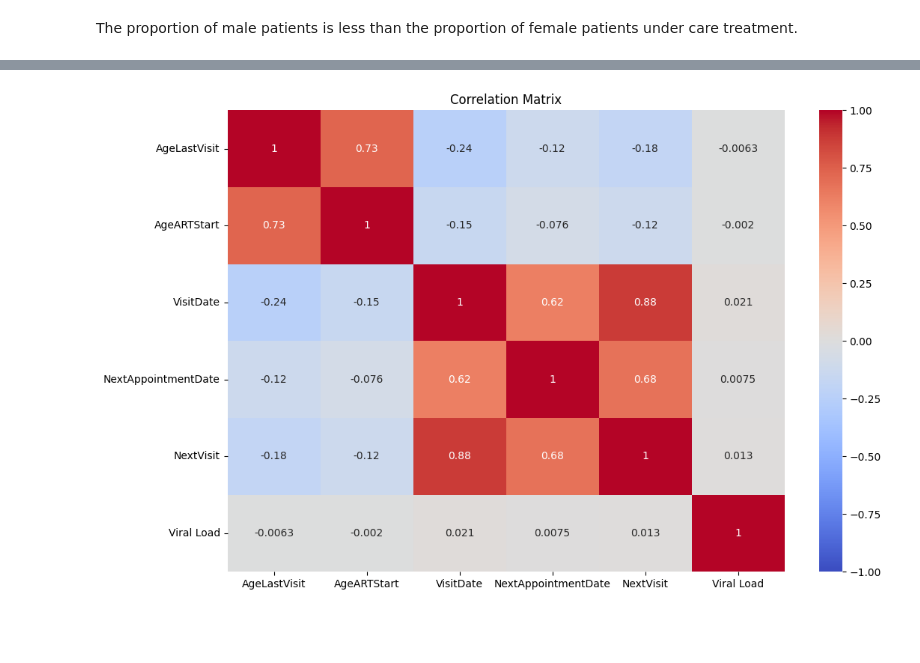
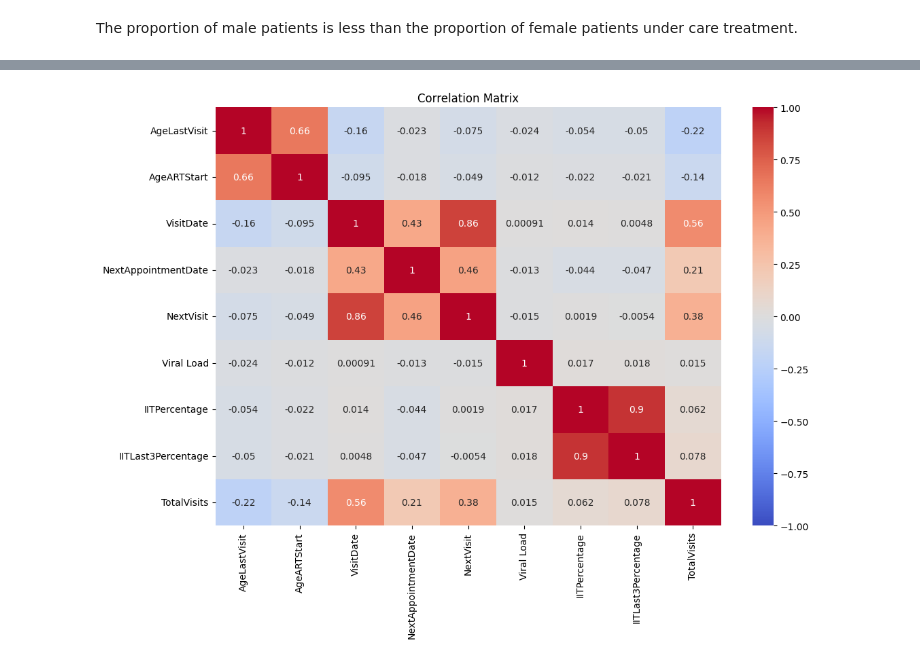
Before and after one commit to Philipmwasi/Patient-Risk-EDA-KeHMIS, a Jupyter notebook: notebook-kagglev4.ipynb, the cells around one changed output, grey strips where cells are left out. Drawn from its saved outputs; the diff is of its cells as text; code cells hidden in the pictures; blank space fills up the shorter version.

```diff
--- a/notebook-kagglev4.ipynb
+++ b/notebook-kagglev4.ipynb
@@ -790,0 +883,6 @@ memory usage: 147.1+ MB
+# %%
+# Drop records with missing VisitDate
+merged_df = merged_df.dropna(subset=['VisitDate'])
+
+# confirm changes
+merged_df.info()
@@ -791,6 +927,10 @@ memory usage: 147.1+ MB
 # %%
-# drop any duplicate entires that might be present  and check for missing values
+# drop any duplicate entires that might be present
 merged_df.drop_duplicates()
+
+# fill the missing values in the PHQ_9_rating column with unscreened
+merged_df['PHQ_9_rating'].fillna("unscreened", inplace=True)
+
 merged_df.isna().sum()
 # %% [output]
 Patient_uid                 0
@@ -812,7 +952,7 @@ PHQ_9_rating           357797
 dtype: int64
 # %%
-# Drop the FacilityName column
-merged_df.drop(columns=['FacilityName'], inplace=True)
+# Drop the FacilityName and ScreeningDate columns
+merged_df.drop(columns=['FacilityName','ScreeningDate'], inplace=True)
 
 merged_df.info()
 # %% [output]
@@ -972 +1112,21 @@ array(['UNKNOWN', 'SINGLE', 'MARRIED MONOGAMOUS', 'DIVORCED', 'WIDOWED',
       dtype=object)
+# %%
+# Standardize PHQ_9_rating values
+
+def standardize_phq_9_rating(rating):
+    # Convert to lowercase
+    rating = rating.lower()
+
+    # Replace hyphens with spaces
+    rating = rating.replace('-', ' ')
+
+    # Capitalize each word
+    rating = rating.title()
+
+    return rating
+
+# Apply the standardization function to the PHQ_9_rating column
+final_df['PHQ_9_rating'] = final_df['PHQ_9_rating'].apply(standardize_phq_9_rating)
+
+# Verify the unique values after standardization
+final_df['PHQ_9_rating'].unique()
@@ -1081,7 +1223,7 @@ plt.show()
 # %%
 plt.figure(figsize=(12, 8))
-sns.heatmap(final_df[['AgeLastVisit','AgeARTStart','VisitDate','NextAppointmentDate','NextVisit','Viral Load']].corr(), annot=True, cmap='coolwarm', vmin=-1, vmax=1)
+sns.heatmap(final_df[['AgeLastVisit','AgeARTStart','VisitDate','NextAppointmentDate','NextVisit','Viral Load', 'IITPercentage', 'IITLast3Percentage', 'TotalVisits']].corr(), annot=True, cmap='coolwarm', vmin=-1, vmax=1)
 plt.title('Correlation Matrix')
 plt.show()
 # %% [output]
-[figure, old version]
+[figure, new version]
```
Also changed, not shown: parts of 49 cells of this notebook, 1 other file.
